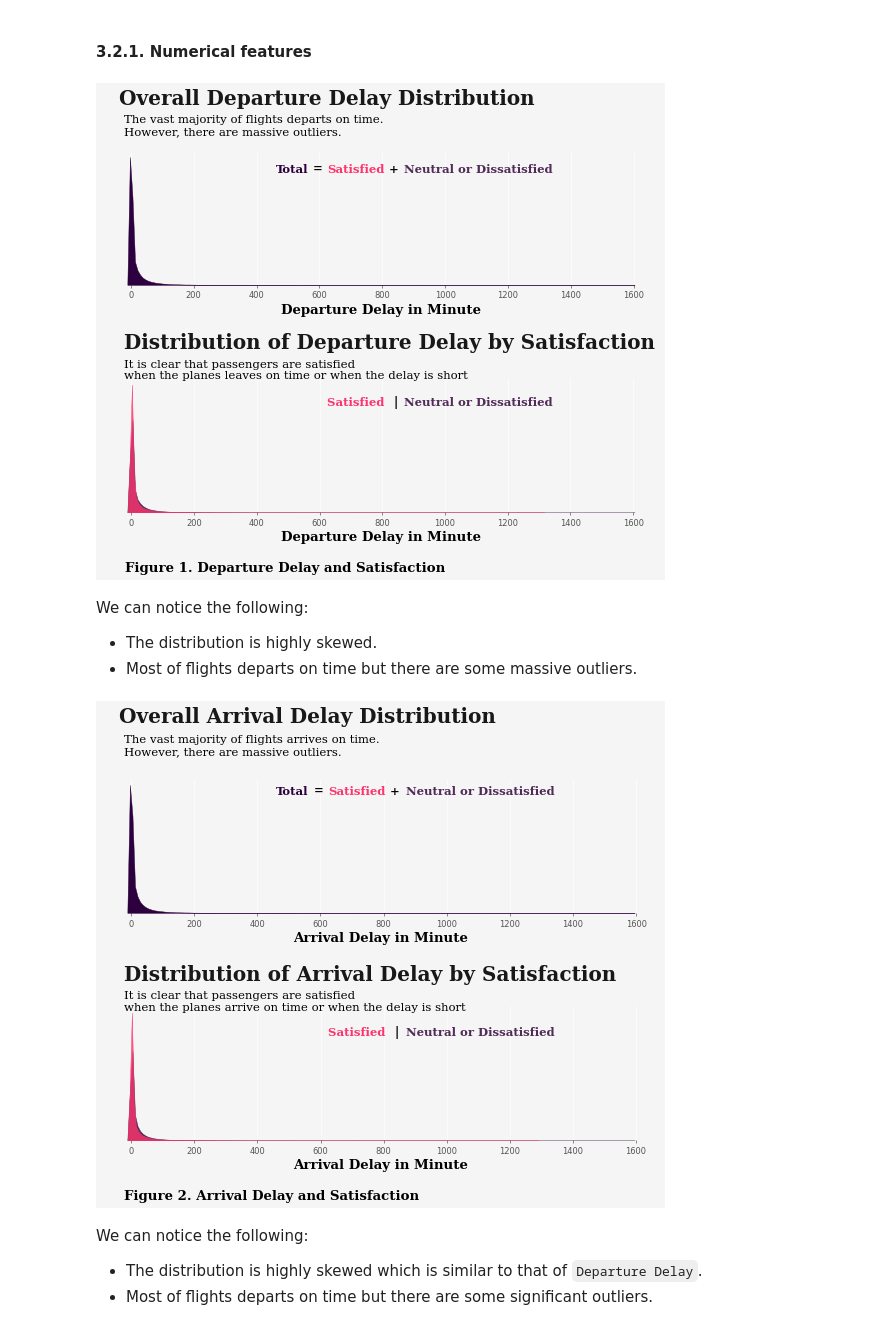
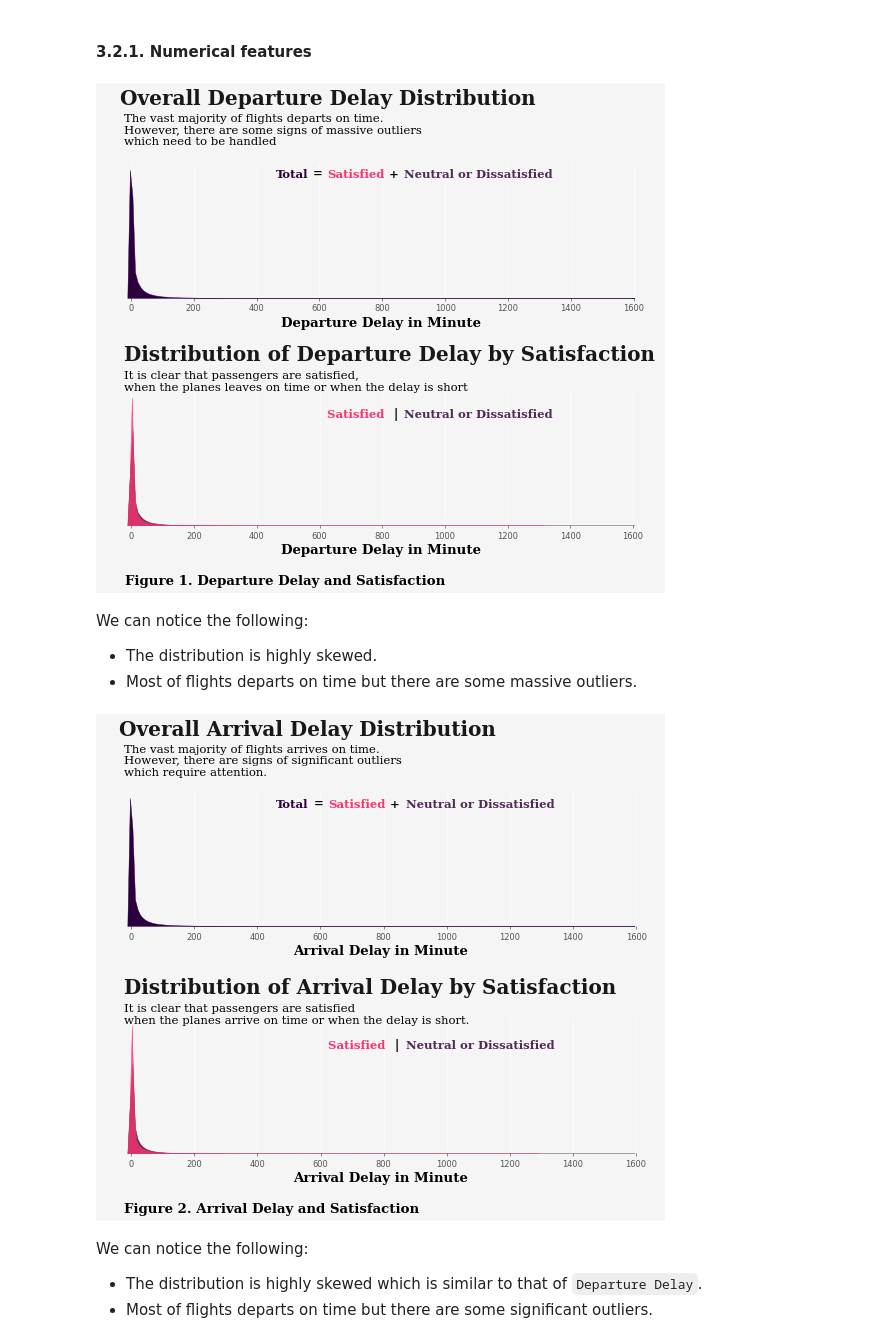
Before and after one commit to phily5051/CASA0006, a Jupyter notebook: business_traveler.ipynb, the cells around one changed output. Cells and saved outputs as stored; diff of their text form; code cells hidden in the pictures.

Commit message:
Figures edited

```diff
--- a/business_traveler.ipynb
+++ b/business_traveler.ipynb
@@ -249,37 +249,37 @@ fig.patch.set_facecolor('#f6f5f5')
 # distribution plots ---- only single variable, to show an overall distribution of a single variable
 
 sns.kdeplot(data = data, x = 'Departure Delay', ax = ax1, shade = True, color = '#2c003e', alpha = 1, )
 ax1.set_xlabel('Departure Delay in Minute', fontdict = {'font':'Serif', 'color': 'black', 'size': 16,'weight':'bold' })
 ax1.text(-36,0.072,'Overall Departure Delay Distribution', {'font':'Serif', 'color': 'black','weight':'bold','size':24}, alpha = 0.9)
-ax1.text(-23,0.06, 'The vast majority of flights departs on time. \nHowever, there are massive outliers.',
+ax1.text(-23,0.057, 'The vast majority of flights departs on time. \nHowever, there are some signs of massive outliers\nwhich need to be handled',
         {'font':'Serif', 'size':'14','color': 'black'})
 ax1.text(460,0.045, 'Total',{'font':'Serif', 'size':'14','color': '#2c003e','weight':'bold'})
 ax1.text(580,0.045, '=',{'font':'Serif', 'size':'14','color': 'black','weight':'bold'})
 ax1.text(625,0.045, 'Satisfied',{'font':'Serif', 'size':'14','color': '#fe346e','weight':'bold'})
 ax1.text(820,0.045, '+',{'font':'Serif', 'size':'14','color': 'black','weight':'bold'})
 ax1.text(870,0.045, 'Neutral or Dissatisfied',{'font':'Serif', 'size':'14','color': '#512b58','weight':'bold'})
 
 
 
 # distribution plots with hue of satisfaction, to show the distribution of a variable with regards to target variable
 
 
 sns.kdeplot(data = data[data['Satisfaction'] == "Neutral or Dissatisfied"], x = 'Departure Delay',ax = ax2, shade = True,  alpha = 1, color = '#512b58' )
 sns.kdeplot(data = data[data['Satisfaction'] == "Satisfied"], x = 'Departure Delay',ax = ax2, shade = True,  alpha = 0.8, color = '#fe346e')
 
 ax2.set_xlabel('Departure Delay in Minute', fontdict = {'font':'Serif', 'color': 'black', 'weight':'bold','size': 16})
 
 ax2.text(-23,0.087,'Distribution of Departure Delay by Satisfaction', {'font':'Serif', 'weight':'bold','color': 'black', 'size':24}, alpha= 0.9)
-ax2.text(-23,0.071,'It is clear that passengers are satisfied \nwhen the planes leaves on time or when the delay is short', {'font':'Serif', 'color': 'black', 'size':14})
+ax2.text(-23,0.071,'It is clear that passengers are satisfied,\nwhen the planes leaves on time or when the delay is short', {'font':'Serif', 'color': 'black', 'size':14})
 ax2.text(625,0.057, 'Satisfied ', {'font': 'Serif','weight':'bold','size': '14','weight':'bold','style':'normal', 'color':'#fe346e'})
 ax2.text(835,0.057, '|', {'color':'black' , 'size':'14', 'weight': 'bold'})
 ax2.text(870,0.057, 'Neutral or Dissatisfied', {'font': 'Serif','weight':'bold', 'size': '14','style':'normal', 'weight':'bold','color':'#512b58'})
 
-#fig.text(0.15,0.95,'Flight Satisfaction and Departure Delay',{'font':'Serif', 'weight':'bold','color': 'black', 'size':36})
+# Figure numbering
 plt.suptitle('Figure 1. Departure Delay and Satisfaction', fontsize=16, font='Serif',  fontweight='bold', x=0.38, y=0.12)
 fig.show()
 # %% [output]
-[figure, old version]
+[figure, new version]
 # %% [markdown]
 We can notice the following:
 
@@ -317,7 +317,7 @@ fig.patch.set_facecolor('#f6f5f5')
 sns.kdeplot(data = data, x = 'Arrival Delay', ax = ax1, shade = True, color = '#2c003e', alpha = 1, )
 ax1.set_xlabel('Arrival Delay in Minute', fontdict = {'font':'Serif', 'color': 'black', 'size': 16,'weight':'bold' })
 ax1.text(-36,0.072,'Overall Arrival Delay Distribution', {'font':'Serif', 'color': 'black','weight':'bold','size':24}, alpha = 0.9)
-ax1.text(-23,0.06, 'The vast majority of flights arrives on time. \nHowever, there are massive outliers.',
+ax1.text(-23,0.057, 'The vast majority of flights arrives on time. \nHowever, there are signs of significant outliers\nwhich require attention.',
         {'font':'Serif', 'size':'14','color': 'black'})
 ax1.text(460,0.045, 'Total',{'font':'Serif', 'size':'14','color': '#2c003e','weight':'bold'})
 ax1.text(580,0.045, '=',{'font':'Serif', 'size':'14','color': 'black','weight':'bold'})
@@ -336,17 +336,16 @@ sns.kdeplot(data = data[data['Satisfaction'] == "Satisfied"], x = 'Arrival Delay
 ax2.set_xlabel('Arrival Delay in Minute', fontdict = {'font':'Serif', 'color': 'black', 'weight':'bold','size': 16})
 
 ax2.text(-23,0.087,'Distribution of Arrival Delay by Satisfaction', {'font':'Serif', 'weight':'bold','color': 'black', 'size':24}, alpha= 0.9)
-ax2.text(-23,0.071,'It is clear that passengers are satisfied \nwhen the planes arrive on time or when the delay is short', {'font':'Serif', 'color': 'black', 'size':14})
+ax2.text(-23,0.071,'It is clear that passengers are satisfied \nwhen the planes arrive on time or when the delay is short.', {'font':'Serif', 'color': 'black', 'size':14})
 ax2.text(625,0.057, 'Satisfied ', {'font': 'Serif','weight':'bold','size': '14','weight':'bold','style':'normal', 'color':'#fe346e'})
 ax2.text(835,0.057, '|', {'color':'black' , 'size':'14', 'weight': 'bold'})
 ax2.text(870,0.057, 'Neutral or Dissatisfied', {'font': 'Serif','weight':'bold', 'size': '14','style':'normal', 'weight':'bold','color':'#512b58'})
 
-# Figure number
-#fig.text(0.15,0.96,'Flight Satisfaction and Arrival Delay',{'font':'Serif', 'weight':'bold','color': 'black', 'size':36})
+# Figure numbering
 plt.suptitle('Figure 2. Arrival Delay and Satisfaction', fontsize=16, font='Serif',  fontweight='bold', x=0.36, y=0.12)
 fig.show()
 # %% [output]
-[figure, old version]
+[figure, new version]
 # %% [markdown]
 We can notice the following:
 
```
Also changed, not shown: parts of 11 cells of this notebook.
